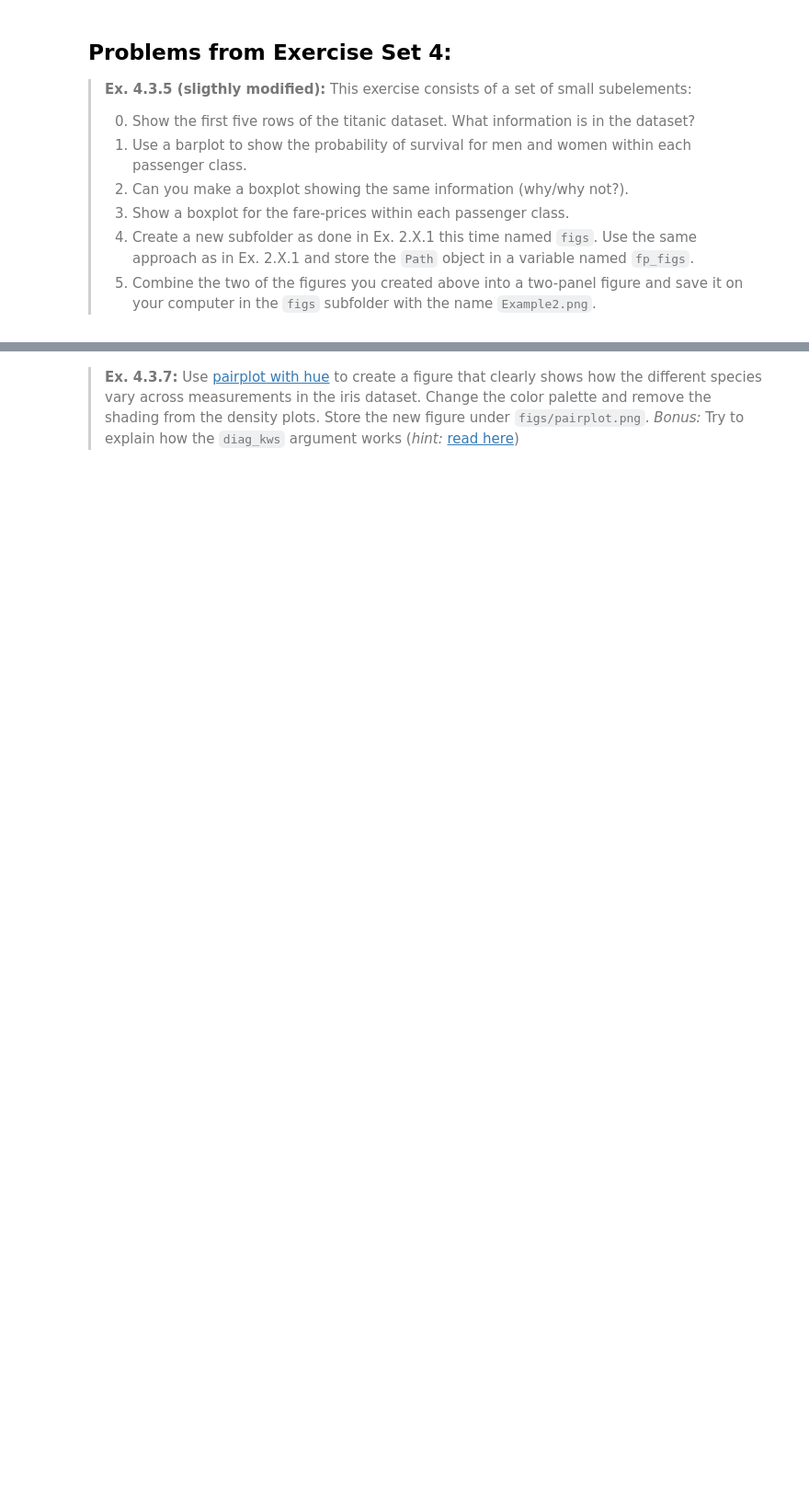
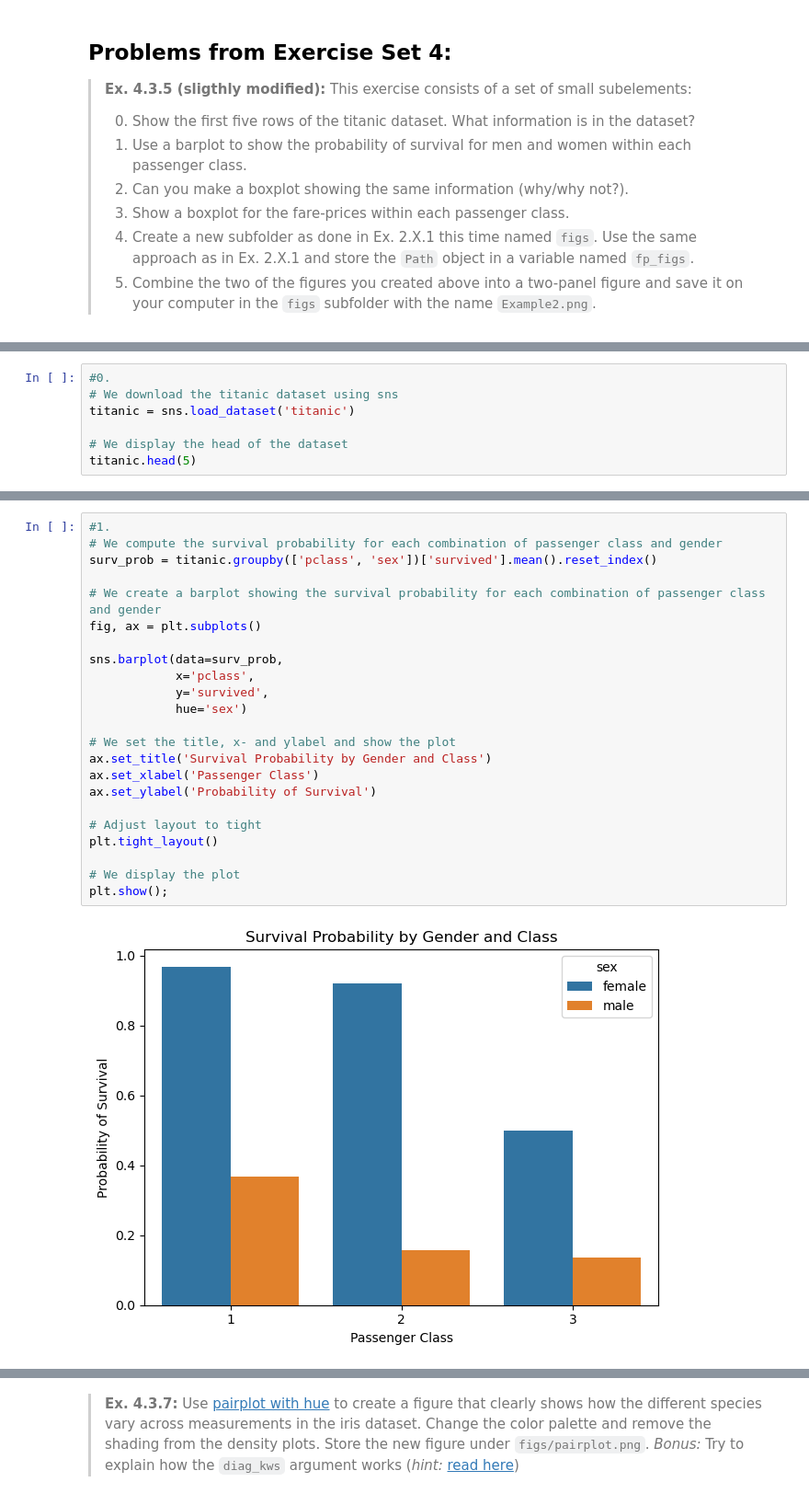
Before and after one commit to mcp656/ISDS-2024, a Jupyter notebook: Assignments/assignment1/assignment1.ipynb, the cells around one changed output, grey strips where cells are left out. Shown at 92% size. Drawn from its saved outputs; the diff is of its cells as text; blank space fills up the shorter version.

```diff
--- a/Assignments/assignment1/assignment1.ipynb
+++ b/Assignments/assignment1/assignment1.ipynb
@@ -747,0 +752,7 @@ raise NotImplementedError()
+# %%
+#0.
+# We download the titanic dataset using sns
+titanic = sns.load_dataset('titanic')
+
+# We display the head of the dataset
+titanic.head(5)
@@ -747,0 +766,25 @@ raise NotImplementedError()
+# %%
+#1.
+# We compute the survival probability for each combination of passenger class and gender
+surv_prob = titanic.groupby(['pclass', 'sex'])['survived'].mean().reset_index()
+
+# We create a barplot showing the survival probability for each combination of passenger class and gender
+fig, ax = plt.subplots()
+
+sns.barplot(data=surv_prob,
+            x='pclass',
+            y='survived',
+            hue='sex')
+
+# We set the title, x- and ylabel and show the plot
+ax.set_title('Survival Probability by Gender and Class')
+ax.set_xlabel('Passenger Class')
+ax.set_ylabel('Probability of Survival')
+
+# Adjust layout to tight
+plt.tight_layout()
+
+# We display the plot
+plt.show();
+# %% [output]
+[figure, added]
```
Also changed, not shown: parts of 12 cells of this notebook, 3 other files.
